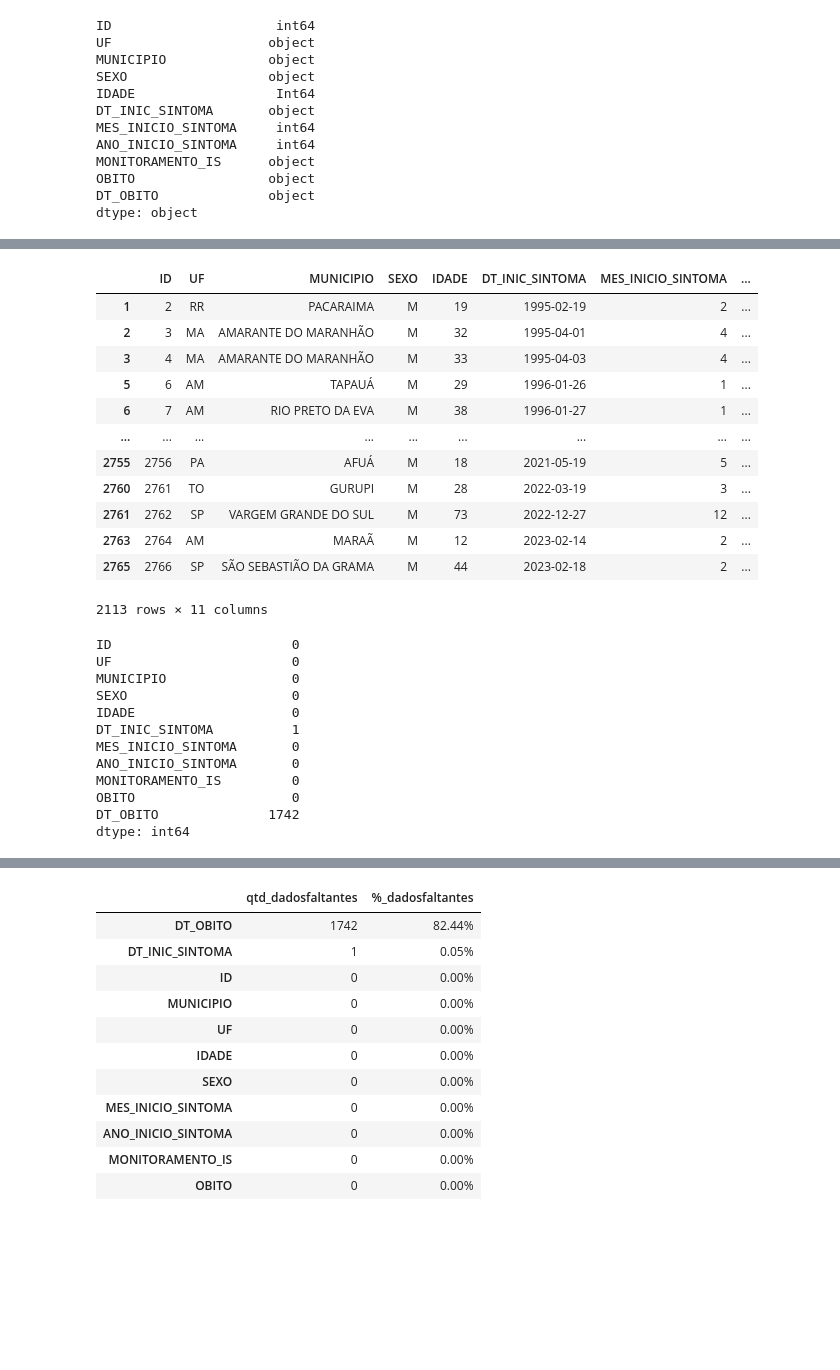
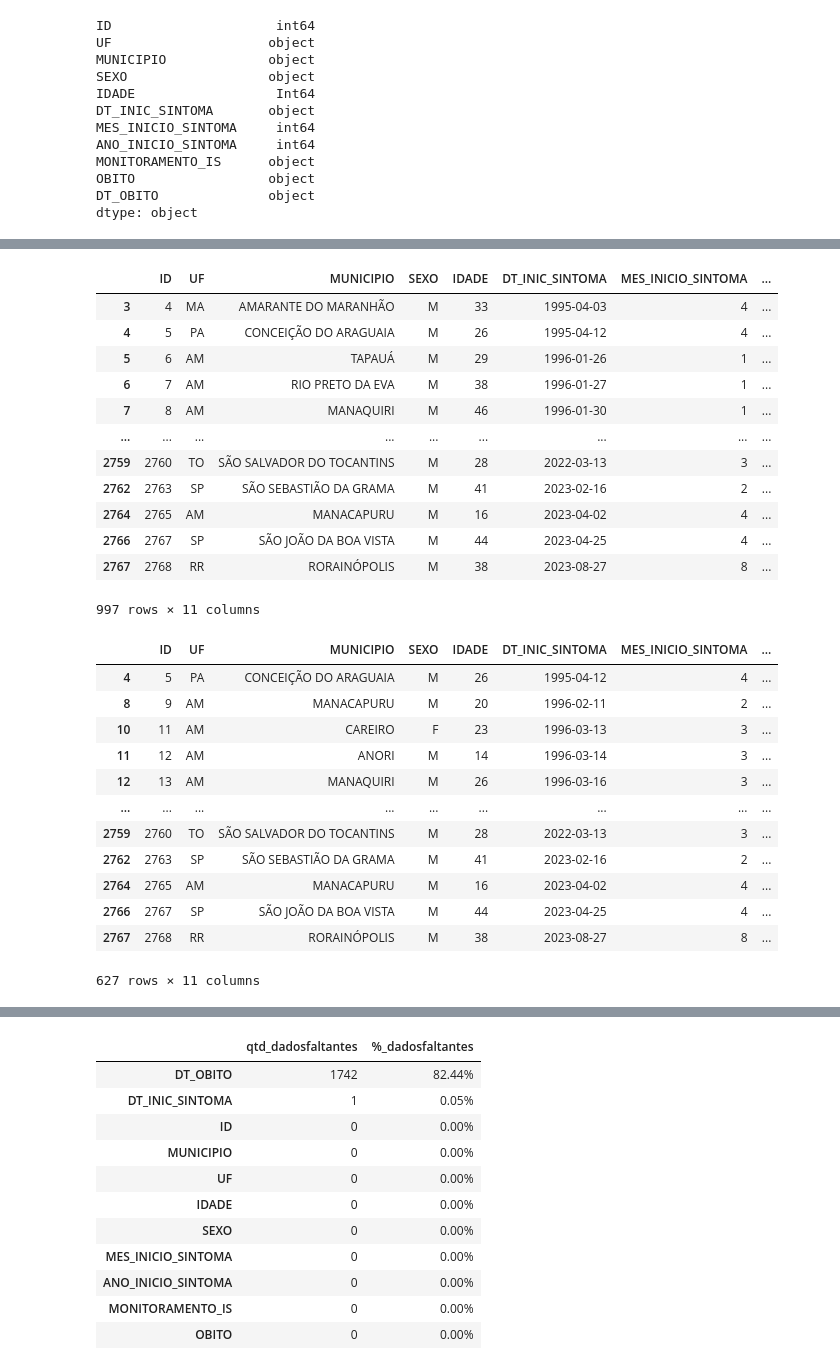
Before and after one commit to Jeanbernardo20/analise-Febre-Amarela, a Jupyter notebook: projeto/projeto.ipynb, the cells around one changed output, grey strips where cells are left out. Cells and saved outputs as stored; diff of their text form; code cells hidden in the pictures; blank space fills up the shorter version.

```diff
--- a/projeto/projeto.ipynb
+++ b/projeto/projeto.ipynb
@@ -139,10 +139,9 @@ MONITORAMENTO_IS       object
 OBITO                  object
 DT_OBITO               object
 dtype: object
-# %%
-#modificando os tipos de variaveis
-#Convertendo as strings para numeric
-df['IDADE'] = pd.to_numeric(df['IDADE'])
+# %%
+# tranformando strings em numericos
+df['IDADE'] = pd.to_numeric(df['IDADE'], errors='coerce') # errors='coerce' transforma valores não numerico em Nan
 # %%
 #converttendo float em int
 df = df.astype({'IDADE':'Int64'})
@@ -165,5 +164,5 @@ DT_OBITO              object
 dtype: object
 # %%
 #transformando object em datas
-df['DT_INIC_SINTOMA'] = pd.to_datetime(df['DT_INIC_SINTOMA'], errors='coerce')
-df['DT_OBITO'] = pd.to_datetime(df['DT_OBITO'], errors='coerce')
+df['DT_INIC_SINTOMA'] = pd.to_datetime(df['DT_INIC_SINTOMA'], format='%d/%m/%Y')
+df['DT_OBITO'] = pd.to_datetime(df['DT_OBITO'], format='%d/%m/%Y')
@@ -185,33 +169,33 @@ dtype: object
-# %%
-#filtrando a coluna OBITo e a coluna DT_OBITO dropando a linhas nulas da coluna dt_obito no qual tem obito mais não tem data sao paneas 33 registros que foram retirados
-df = df.query('not (OBITO == "SIM" and DT_OBITO.isnull())')
-df
-# %% [output]
-|  | ID | UF | MUNICIPIO | SEXO | IDADE | DT_INIC_SINTOMA | MES_INICIO_SINTOMA | ... |
-| 1 | 2 | RR | PACARAIMA | M | 19 | 1995-02-19 | 2 | ... |
-| 2 | 3 | MA | AMARANTE DO MARANHÃO | M | 32 | 1995-04-01 | 4 | ... |
-| 3 | 4 | MA | AMARANTE DO MARANHÃO | M | 33 | 1995-04-03 | 4 | ... |
-| 5 | 6 | AM | TAPAUÁ | M | 29 | 1996-01-26 | 1 | ... |
-| 6 | 7 | AM | RIO PRETO DA EVA | M | 38 | 1996-01-27 | 1 | ... |
-| ... | ... | ... | ... | ... | ... | ... | ... | ... |
-| 2755 | 2756 | PA | AFUÁ | M | 18 | 2021-05-19 | 5 | ... |
-| 2760 | 2761 | TO | GURUPI | M | 28 | 2022-03-19 | 3 | ... |
-| 2761 | 2762 | SP | VARGEM GRANDE DO SUL | M | 73 | 2022-12-27 | 12 | ... |
-| 2763 | 2764 | AM | MARAÃ | M | 12 | 2023-02-14 | 2 | ... |
-| 2765 | 2766 | SP | SÃO SEBASTIÃO DA GRAMA | M | 44 | 2023-02-18 | 2 | ... |
-2113 rows × 11 columns
-# %%
-df.isnull().sum()
-# %% [output]
-ID                       0
-UF                       0
-MUNICIPIO                0
-SEXO                     0
-IDADE                    0
-DT_INIC_SINTOMA          1
-MES_INICIO_SINTOMA       0
-ANO_INICIO_SINTOMA       0
-MONITORAMENTO_IS         0
-OBITO                    0
-DT_OBITO              1742
-dtype: int64
+# %%
+df.query("OBITO == 'SIM'")
+# %% [output]
+|  | ID | UF | MUNICIPIO | SEXO | IDADE | DT_INIC_SINTOMA | MES_INICIO_SINTOMA | ... |
+| 3 | 4 | MA | AMARANTE DO MARANHÃO | M | 33 | 1995-04-03 | 4 | ... |
+| 4 | 5 | PA | CONCEIÇÃO DO ARAGUAIA | M | 26 | 1995-04-12 | 4 | ... |
+| 5 | 6 | AM | TAPAUÁ | M | 29 | 1996-01-26 | 1 | ... |
+| 6 | 7 | AM | RIO PRETO DA EVA | M | 38 | 1996-01-27 | 1 | ... |
+| 7 | 8 | AM | MANAQUIRI | M | 46 | 1996-01-30 | 1 | ... |
+| ... | ... | ... | ... | ... | ... | ... | ... | ... |
+| 2759 | 2760 | TO | SÃO SALVADOR DO TOCANTINS | M | 28 | 2022-03-13 | 3 | ... |
+| 2762 | 2763 | SP | SÃO SEBASTIÃO DA GRAMA | M | 41 | 2023-02-16 | 2 | ... |
+| 2764 | 2765 | AM | MANACAPURU | M | 16 | 2023-04-02 | 4 | ... |
+| 2766 | 2767 | SP | SÃO JOÃO DA BOA VISTA | M | 44 | 2023-04-25 | 4 | ... |
+| 2767 | 2768 | RR | RORAINÓPOLIS | M | 38 | 2023-08-27 | 8 | ... |
+997 rows × 11 columns
+# %%
+obitos_sem_data = df.query('OBITO == "SIM" and DT_OBITO.isnull()')
+obitos_sem_data
+# %% [output]
+|  | ID | UF | MUNICIPIO | SEXO | IDADE | DT_INIC_SINTOMA | MES_INICIO_SINTOMA | ... |
+| 4 | 5 | PA | CONCEIÇÃO DO ARAGUAIA | M | 26 | 1995-04-12 | 4 | ... |
+| 8 | 9 | AM | MANACAPURU | M | 20 | 1996-02-11 | 2 | ... |
+| 10 | 11 | AM | CAREIRO | F | 23 | 1996-03-13 | 3 | ... |
+| 11 | 12 | AM | ANORI | M | 14 | 1996-03-14 | 3 | ... |
+| 12 | 13 | AM | MANAQUIRI | M | 26 | 1996-03-16 | 3 | ... |
+| ... | ... | ... | ... | ... | ... | ... | ... | ... |
+| 2759 | 2760 | TO | SÃO SALVADOR DO TOCANTINS | M | 28 | 2022-03-13 | 3 | ... |
+| 2762 | 2763 | SP | SÃO SEBASTIÃO DA GRAMA | M | 41 | 2023-02-16 | 2 | ... |
+| 2764 | 2765 | AM | MANACAPURU | M | 16 | 2023-04-02 | 4 | ... |
+| 2766 | 2767 | SP | SÃO JOÃO DA BOA VISTA | M | 44 | 2023-04-25 | 4 | ... |
+| 2767 | 2768 | RR | RORAINÓPOLIS | M | 38 | 2023-08-27 | 8 | ... |
+627 rows × 11 columns
```
Also changed, not shown: parts of 7 cells of this notebook.
